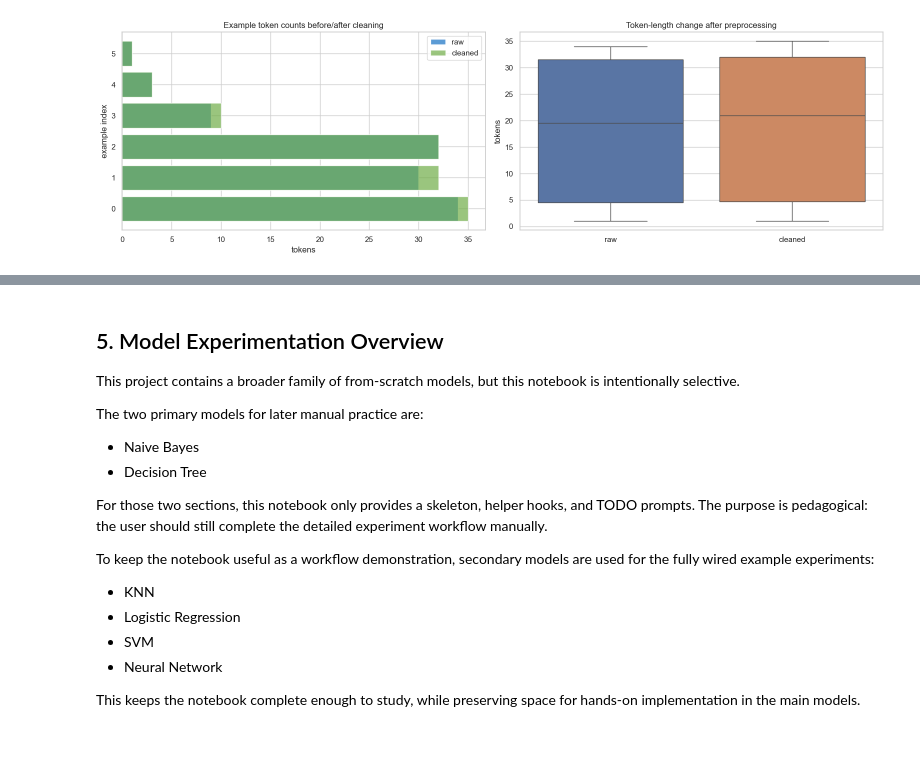
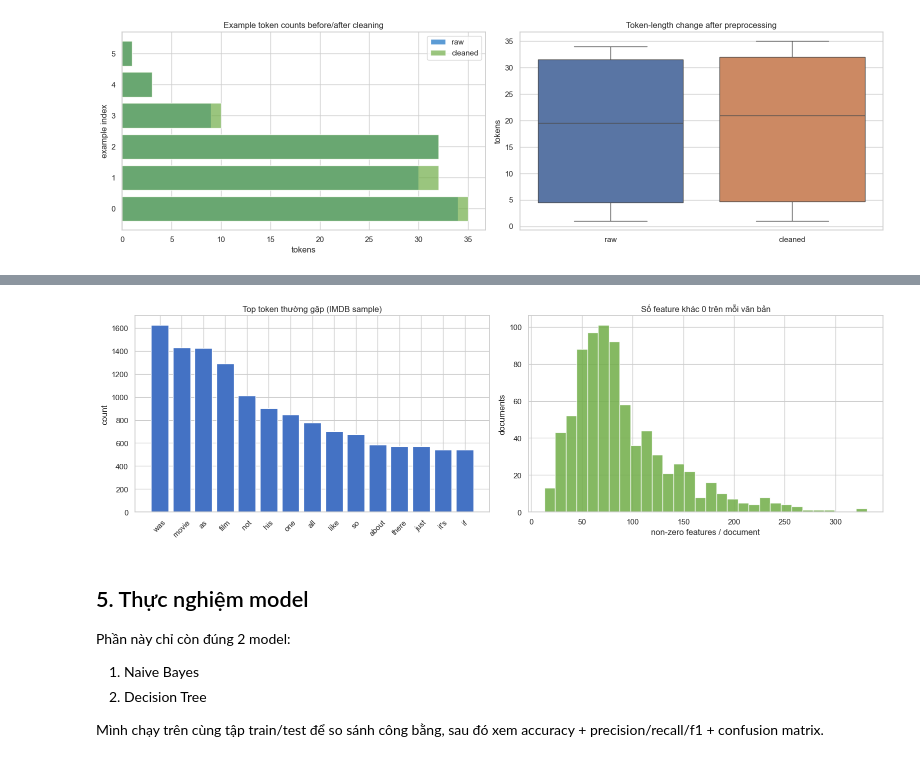
Before and after one commit to Dyu20705/Classical-NLP-From-Scratch-Research-Framework, a Jupyter notebook: notebook/exploration.ipynb, the cells around one changed output, grey strips where cells are left out. Saved outputs shown, nothing was run; the diff lists cells and outputs as text; code cells hidden in the pictures.

```diff
--- a/notebook/exploration.ipynb
+++ b/notebook/exploration.ipynb
@@ -297,8 +227,14 @@ The main question to keep in mind is not whether the vocabulary can be built, bu
 # %%
-feature_sample = imdb_bundle['data'].dropna(subset=['text', 'label']).sample(min(1200, len(imdb_bundle['data'])), random_state=42).copy()
+# Dùng IMDB cho bài toán nhị phân để notebook chạy nhanh và dễ quan sát
+feature_sample = imdb_bundle['data'].dropna(subset=['text', 'label']).sample(min(1000, len(imdb_bundle['data'])), random_state=42).copy()
 feature_sample['processed_text'] = feature_sample['text'].map(lambda text: ' '.join(processor.process(text)))
+
+# Mã hóa nhãn sang số để tránh lỗi kiểu dữ liệu khi fit Decision Tree
+label_codes, label_uniques = pd.factorize(feature_sample['label'])
+label_to_name = {int(i): str(name) for i, name in enumerate(label_uniques)}
+
 feature_texts = feature_sample['processed_text'].tolist()
-feature_labels = feature_sample['label'].tolist()
+feature_labels = label_codes.astype(int)
 
 feature_train_text, feature_test_text, feature_train_y, feature_test_y = train_test_split(
     np.array(feature_texts),
@@ -308,7 +244,7 @@ feature_train_text, feature_test_text, feature_train_y, feature_test_y = train_t
     stratify=True,
 )
 
-vectorizer = CountVectorizer(lowercase=True, ngram_range=(1, 2), max_features=5000)
+vectorizer = CountVectorizer(lowercase=True, ngram_range=(1, 2), max_features=2500)
 X_train_counts = vectorizer.fit_transform(feature_train_text)
 X_test_counts = vectorizer.transform(feature_test_text)
 
@@ -322,14 +258,14 @@ tfidf_norms = np.sqrt(np.asarray(X_train_tfidf.power(2).sum(axis=1)).ravel())
 
 column_sums = np.asarray(X_train_counts.sum(axis=0)).ravel()
 inv_vocab = {index: token for token, index in vectorizer.vocabulary_.items()}
-top_term_indices = np.argsort(column_sums)[-20:][::-1]
+top_term_indices = np.argsort(column_sums)[-15:][::-1]
 top_terms = pd.DataFrame({
     'token': [inv_vocab[index] for index in top_term_indices],
     'count': column_sums[top_term_indices],
 })
 
 feature_summary = pd.DataFrame({
-    'metric': ['vocab_size', 'train_shape_0', 'train_shape_1', 'nnz', 'sparsity', 'tfidf_row_norm_mean'],
+    'metric': ['vocab_size', 'train_rows', 'train_cols', 'nnz', 'sparsity', 'tfidf_row_norm_mean'],
     'value': [vocab_size, X_train_counts.shape[0], X_train_counts.shape[1], X_train_counts.nnz, train_sparsity, tfidf_norms.mean()],
 })
 
@@ -338,6 +274,7 @@ feature_bundle = {
     'test_text': feature_test_text,
     'train_y': feature_train_y,
     'test_y': feature_test_y,
+    'label_to_name': label_to_name,
     'count_vectorizer': vectorizer,
     'tfidf_transformer': tfidf,
     'X_train_counts': X_train_counts,
@@ -351,39 +312,26 @@ display(top_terms)
 # %%
 fig, axes = plt.subplots(1, 2, figsize=(16, 5))
 
-axes[0].bar(top_terms['token'].head(12), top_terms['count'].head(12), color='#4472c4')
+axes[0].bar(top_terms['token'], top_terms['count'], color='#4472c4')
 axes[0].tick_params(axis='x', rotation=45)
-axes[0].set_title('Top frequent tokens from IMDB sample')
+axes[0].set_title('Top token thường gặp (IMDB sample)')
 axes[0].set_ylabel('count')
 
 axes[1].hist(np.asarray(X_train_counts.getnnz(axis=1)).ravel(), bins=30, color='#70ad47', alpha=0.85)
-axes[1].set_title('Document-level non-zero counts (sparsity view)')
-axes[1].set_xlabel('non-zero features per document')
+axes[1].set_title('Số feature khác 0 trên mỗi văn bản')
+axes[1].set_xlabel('non-zero features / document')
 axes[1].set_ylabel('documents')
 
 plt.tight_layout()
-
-fig, ax = plt.subplots(figsize=(8, 4))
-ax.bar(['Count', 'TF-IDF'], [X_train_counts.nnz, X_train_tfidf.nnz], color=['#5b9bd5', '#ed7d31'])
-ax.set_title('Non-zero entries: count vs TF-IDF')
-ax.set_ylabel('nnz')
-plt.tight_layout()
+# %% [output]
+[figure, added]
 # %% [markdown]
-## 5. Model Experimentation Overview
+## 5. Thực nghiệm model
 
-This project contains a broader family of from-scratch models, but this notebook is intentionally selective.
+Phần này chỉ còn đúng 2 model:
 
-The two primary models for later manual practice are:
-- Naive Bayes
-- Decision Tree
+1. Naive Bayes
+2. Decision Tree
 
-For those two sections, this notebook only provides a skeleton, helper hooks, and TODO prompts. The purpose is pedagogical: the user should still complete the detailed experiment workflow manually.
-
-To keep the notebook useful as a workflow demonstration, secondary models are used for the fully wired example experiments:
-- KNN
-- Logistic Regression
-- SVM
-- Neural Network
-
-This keeps the notebook complete enough to study, while preserving space for hands-on implementation in the main models.
+Mình chạy trên cùng tập train/test để so sánh công bằng, sau đó xem accuracy + precision/recall/f1 + confusion matrix.
 # %% [markdown]
```
Also changed, not shown: parts of 14 cells of this notebook, 2 other files.
